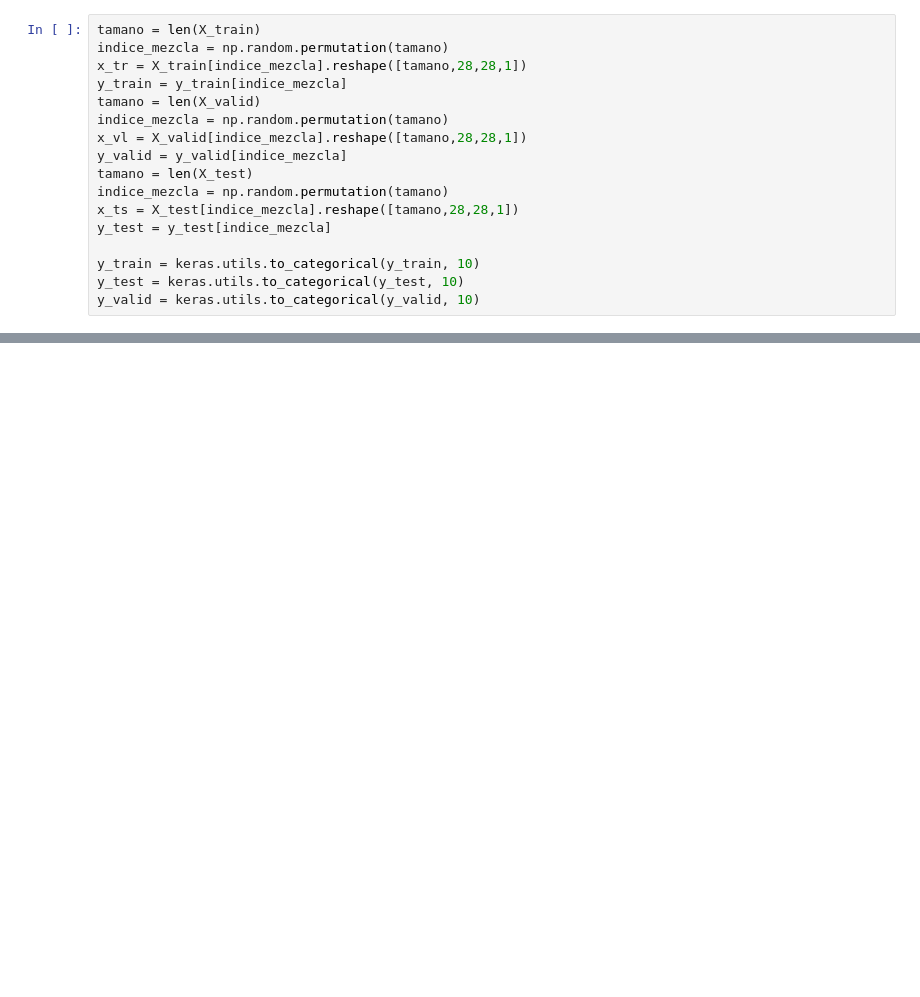
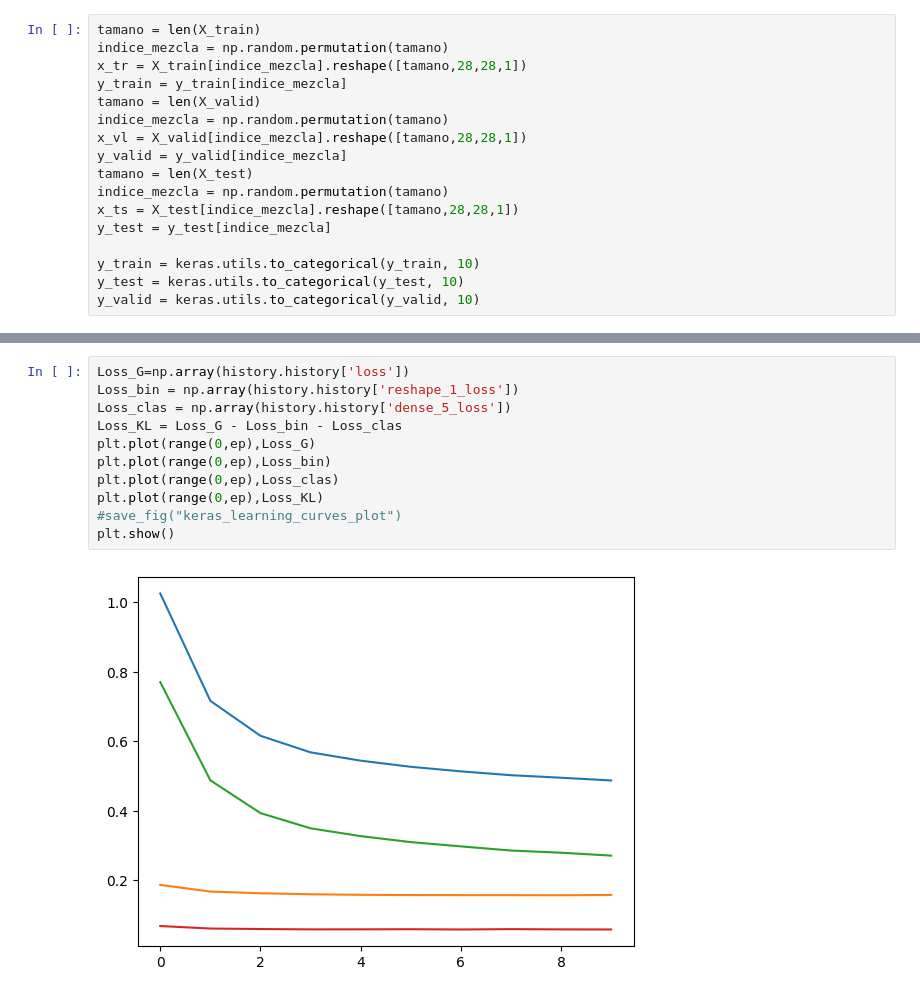
Before and after one commit to carlosarroyave/AutoEnc-GAN, a Jupyter notebook: AE-GAMCAm++.ipynb, the cells around one changed output, grey strips where cells are left out. Drawn from its saved outputs; the diff is of its cells as text; blank space fills up the shorter version.

```diff
--- a/AE-GAMCAm++.ipynb
+++ b/AE-GAMCAm++.ipynb
@@ -191,3 +222,16 @@ plt.show()
+# %%
+Loss_G=np.array(history.history['loss'])
+Loss_bin = np.array(history.history['reshape_1_loss'])
+Loss_clas = np.array(history.history['dense_5_loss'])
+Loss_KL = Loss_G - Loss_bin - Loss_clas
+plt.plot(range(0,ep),Loss_G)
+plt.plot(range(0,ep),Loss_bin)
+plt.plot(range(0,ep),Loss_clas)
+plt.plot(range(0,ep),Loss_KL)
+#save_fig("keras_learning_curves_plot")
+plt.show()
+# %% [output]
+[figure, added]
 # %%
 x_prueb = x_ts[:15,:,:,:]
 c=model_fun(x_prueb)
```
Also changed, not shown: parts of 12 cells of this notebook.
